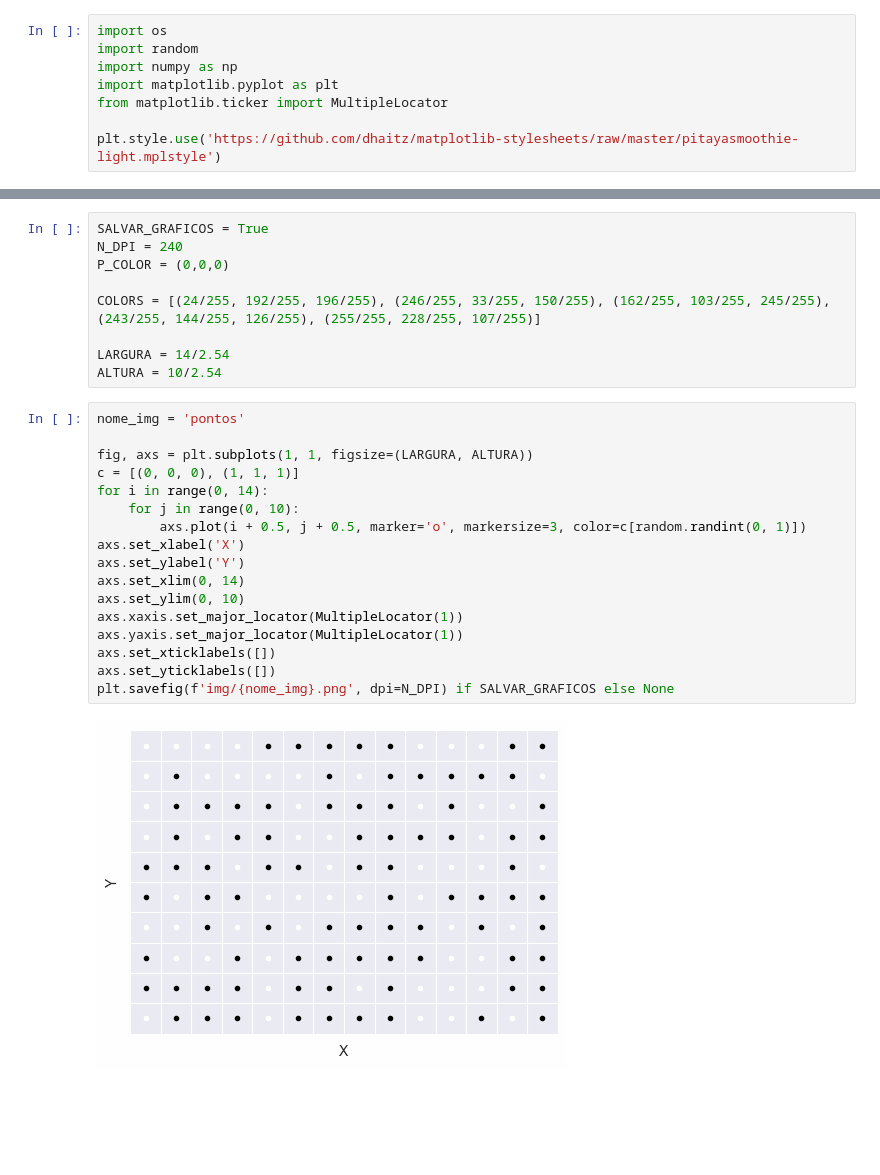
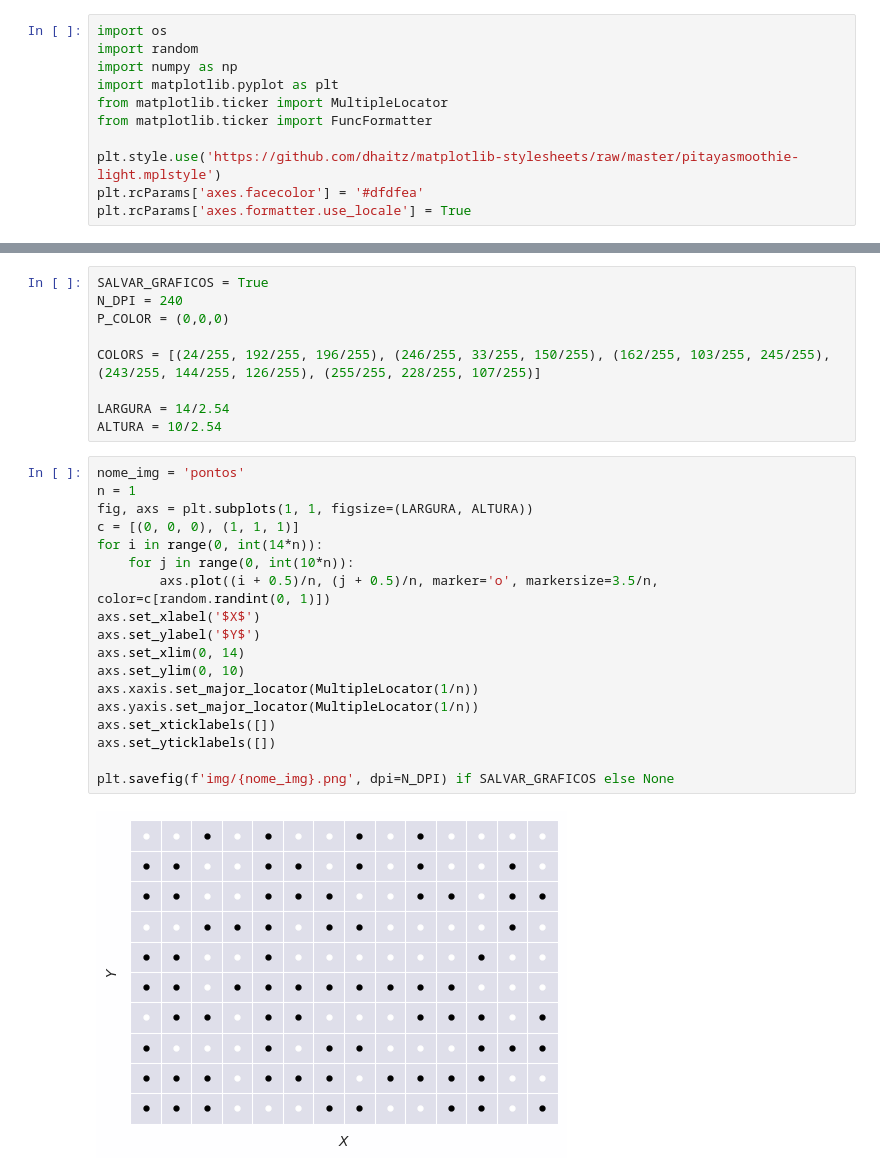
Before and after one commit to brunameinberg/desprog-orfalius, a Jupyter notebook: src/gera_graf.ipynb, the cells around one changed output, grey strips where cells are left out. Saved outputs shown, nothing was run; the diff lists cells and outputs as text; blank space fills up the shorter version.

```diff
--- a/src/gera_graf.ipynb
+++ b/src/gera_graf.ipynb
@@ -4,8 +4,11 @@ import random
 import numpy as np
 import matplotlib.pyplot as plt
 from matplotlib.ticker import MultipleLocator
+from matplotlib.ticker import FuncFormatter
 
 plt.style.use('https://github.com/dhaitz/matplotlib-stylesheets/raw/master/pitayasmoothie-light.mplstyle')
+plt.rcParams['axes.facecolor'] = '#dfdfea'
+plt.rcParams['axes.formatter.use_locale'] = True
 # %%
 def cria_pasta(nome_pasta):
     diretorio_atual = os.getcwd()
@@ -22,23 +28,24 @@ LARGURA = 14/2.54
 ALTURA = 10/2.54
 # %%
 nome_img = 'pontos'
-
+n = 1
 fig, axs = plt.subplots(1, 1, figsize=(LARGURA, ALTURA))
 c = [(0, 0, 0), (1, 1, 1)]
-for i in range(0, 14):
-    for j in range(0, 10):
-        axs.plot(i + 0.5, j + 0.5, marker='o', markersize=3, color=c[random.randint(0, 1)])
-axs.set_xlabel('X')
-axs.set_ylabel('Y')
+for i in range(0, int(14*n)):
+    for j in range(0, int(10*n)):
+        axs.plot((i + 0.5)/n, (j + 0.5)/n, marker='o', markersize=3.5/n, color=c[random.randint(0, 1)])
+axs.set_xlabel('$X$')
+axs.set_ylabel('$Y$')
 axs.set_xlim(0, 14)
 axs.set_ylim(0, 10)
-axs.xaxis.set_major_locator(MultipleLocator(1))
-axs.yaxis.set_major_locator(MultipleLocator(1))
+axs.xaxis.set_major_locator(MultipleLocator(1/n))
+axs.yaxis.set_major_locator(MultipleLocator(1/n))
 axs.set_xticklabels([])
 axs.set_yticklabels([])
+
 plt.savefig(f'img/{nome_img}.png', dpi=N_DPI) if SALVAR_GRAFICOS else None
 # %% [output]
-[figure, old version]
+[figure, new version]
 # %%
 nome_img = 'inf_retas'
 
```
Also changed, not shown: parts of 9 cells of this notebook, 35 other files.
